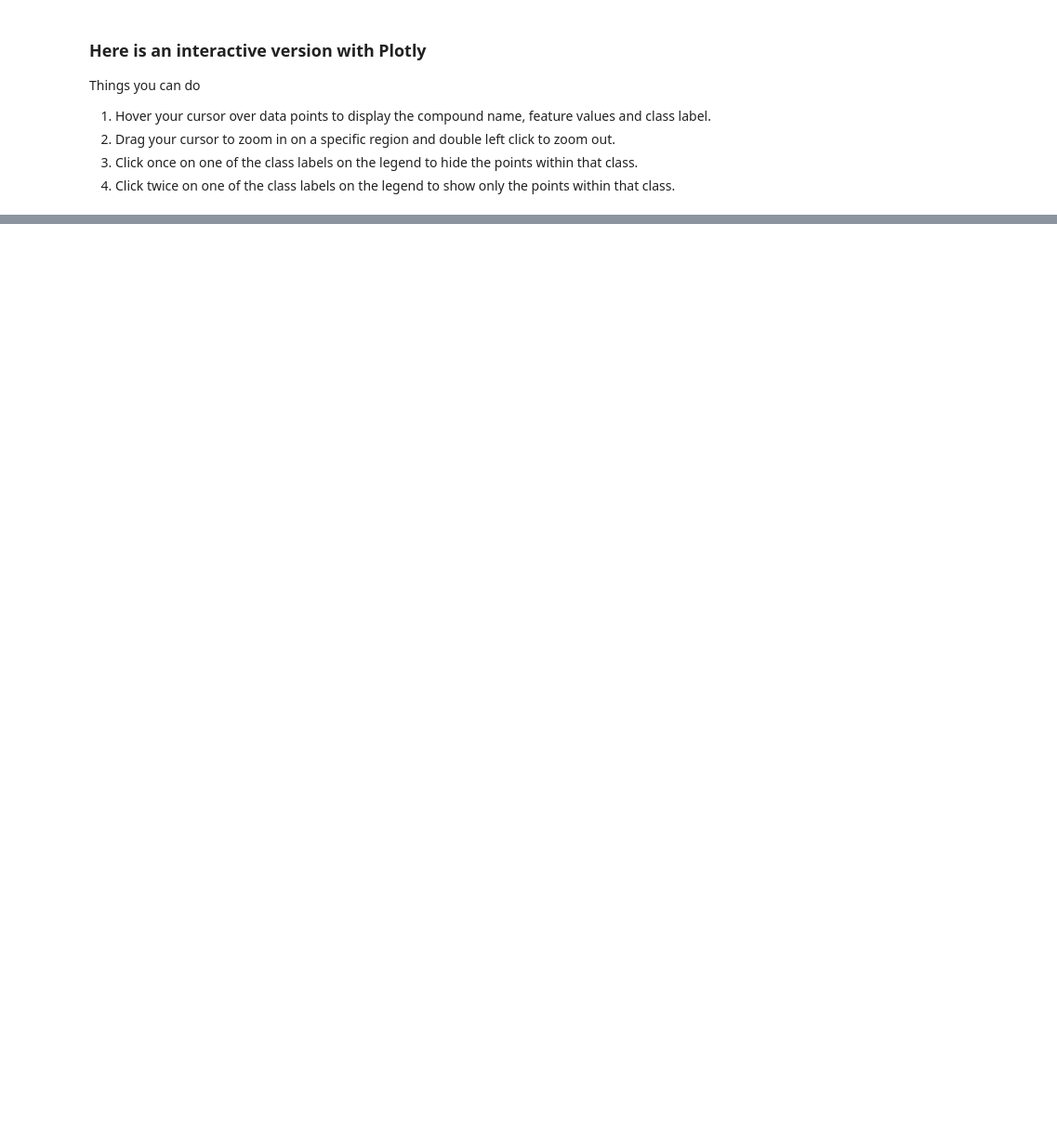
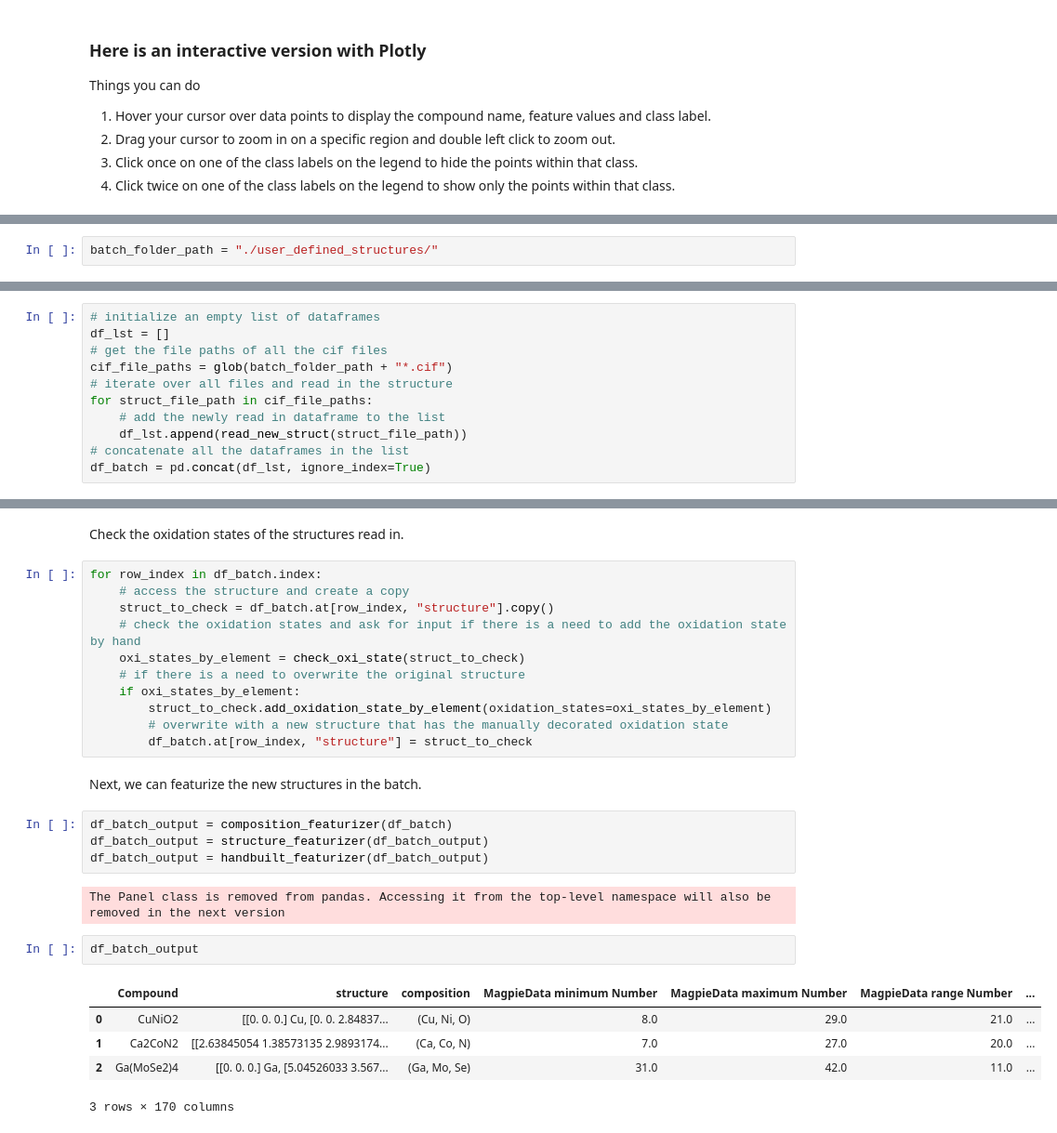
Before and after one commit to rpw199912j/mit_model_code, a Jupyter notebook: notebooks/pipeline_demo.ipynb, the cells around one changed output, grey strips where cells are left out. Shown at 93% size. Drawn from its saved outputs; the diff is of its cells as text; blank space fills up the shorter version.

Commit message:
added the batch processing function to the demo notebook

```diff
--- a/notebooks/pipeline_demo.ipynb
+++ b/notebooks/pipeline_demo.ipynb
@@ -286,0 +298,2 @@ IFrame(src='../plots/new_struct_mendeleev_cov_radius.html', width=1100, height=1
+# %%
+batch_folder_path = "./user_defined_structures/"
@@ -286,0 +302,11 @@ IFrame(src='../plots/new_struct_mendeleev_cov_radius.html', width=1100, height=1
+# %%
+# initialize an empty list of dataframes
+df_lst = []
+# get the file paths of all the cif files
+cif_file_paths = glob(batch_folder_path + "*.cif")
+# iterate over all files and read in the structure
+for struct_file_path in cif_file_paths:
+    # add the newly read in dataframe to the list
+    df_lst.append(read_new_struct(struct_file_path))
+# concatenate all the dataframes in the list
+df_batch = pd.concat(df_lst, ignore_index=True)
@@ -286,0 +320,29 @@ IFrame(src='../plots/new_struct_mendeleev_cov_radius.html', width=1100, height=1
+# %% [markdown]
+Check the oxidation states of the structures read in.
+# %%
+for row_index in df_batch.index:
+    # access the structure and create a copy
+    struct_to_check = df_batch.at[row_index, "structure"].copy()
+    # check the oxidation states and ask for input if there is a need to add the oxidation state by hand
+    oxi_states_by_element = check_oxi_state(struct_to_check)
+    # if there is a need to overwrite the original structure
+    if oxi_states_by_element:
+        struct_to_check.add_oxidation_state_by_element(oxidation_states=oxi_states_by_element)
+        # overwrite with a new structure that has the manually decorated oxidation state
+        df_batch.at[row_index, "structure"] = struct_to_check
+# %% [markdown]
+Next, we can featurize the new structures in the batch.
+# %%
+df_batch_output = composition_featurizer(df_batch)
+df_batch_output = structure_featurizer(df_batch_output)
+df_batch_output = handbuilt_featurizer(df_batch_output)
+# %% [output]
+The Panel class is removed from pandas. Accessing it from the top-level namespace will also be removed in the next version
+# %%
+df_batch_output
+# %% [output]
+|  | Compound | structure | composition | MagpieData minimum Number | MagpieData maximum Number | MagpieData range Number | ... |
+| 0 | CuNiO2 | [[0. 0. 0.] Cu, [0. 0. 2.84837... | (Cu, Ni, O) | 8.0 | 29.0 | 21.0 | ... |
+| 1 | Ca2CoN2 | [[2.63845054 1.38573135 2.9893174... | (Ca, Co, N) | 7.0 | 27.0 | 20.0 | ... |
+| 2 | Ga(MoSe2)4 | [[0. 0. 0.] Ga, [5.04526033 3.567... | (Ga, Mo, Se) | 31.0 | 42.0 | 11.0 | ... |
+3 rows × 170 columns
```
Also changed, not shown: parts of 14 cells of this notebook.
